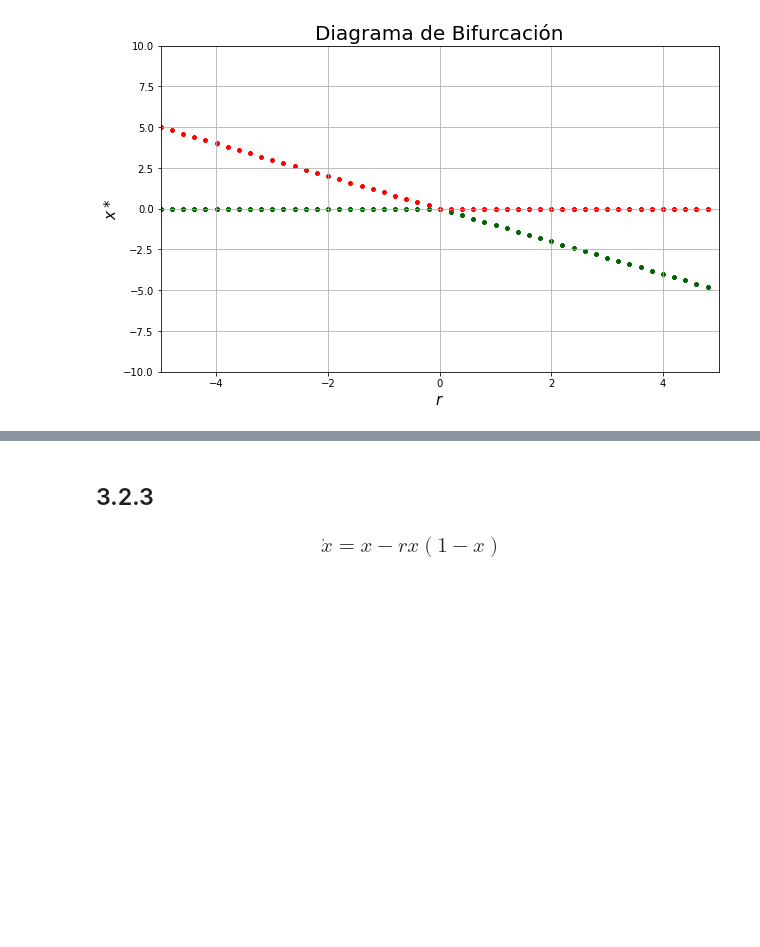
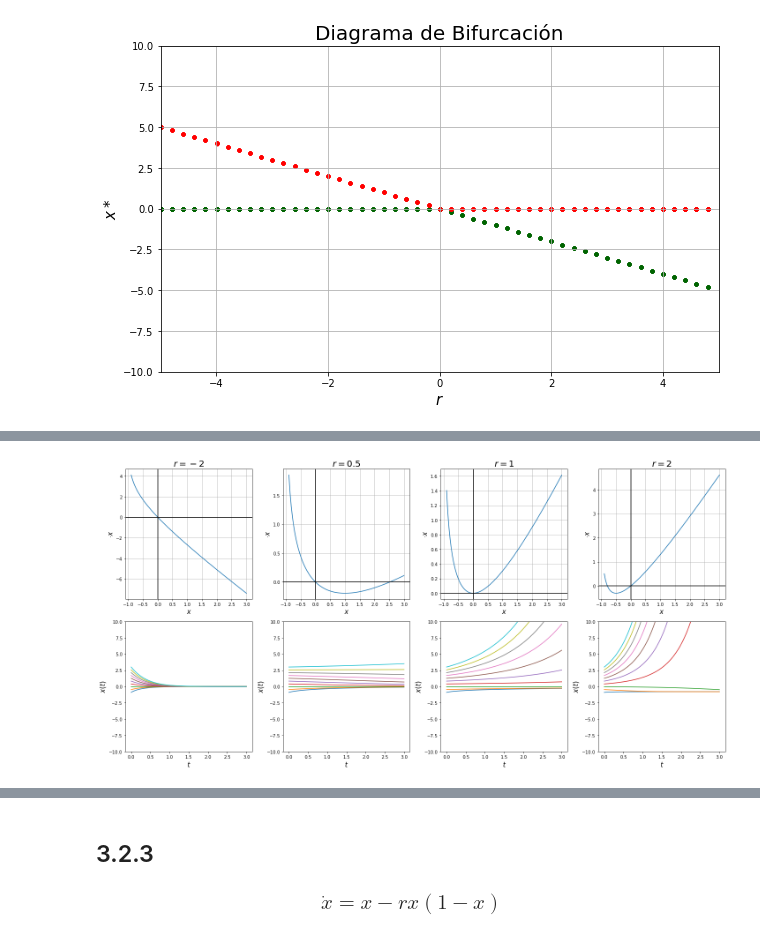
Before and after one commit to JUANESPG29/ModeladoySimulacion, a Jupyter notebook: EjerciciosCapítulo3_JuanEstebanPabónGómez.ipynb, the cells around one changed output, grey strips where cells are left out. Drawn from its saved outputs; the diff is of its cells as text; code cells hidden in the pictures; blank space fills up the shorter version.

```diff
--- a/EjerciciosCapítulo3_JuanEstebanPabónGómez.ipynb
+++ b/EjerciciosCapítulo3_JuanEstebanPabónGómez.ipynb
@@ -160,0 +166,7 @@ plt.show()
+# %%
+def f8(t,x,r,b=0):
+  return r*x - np.log(x+1)
+
+plot_vector_fields(f8,[-2,0.5,1,2],-0.9,3,10,0,3)
+# %% [output]
+[figure, added]
```
Also changed, not shown: parts of 2 cells of this notebook.
